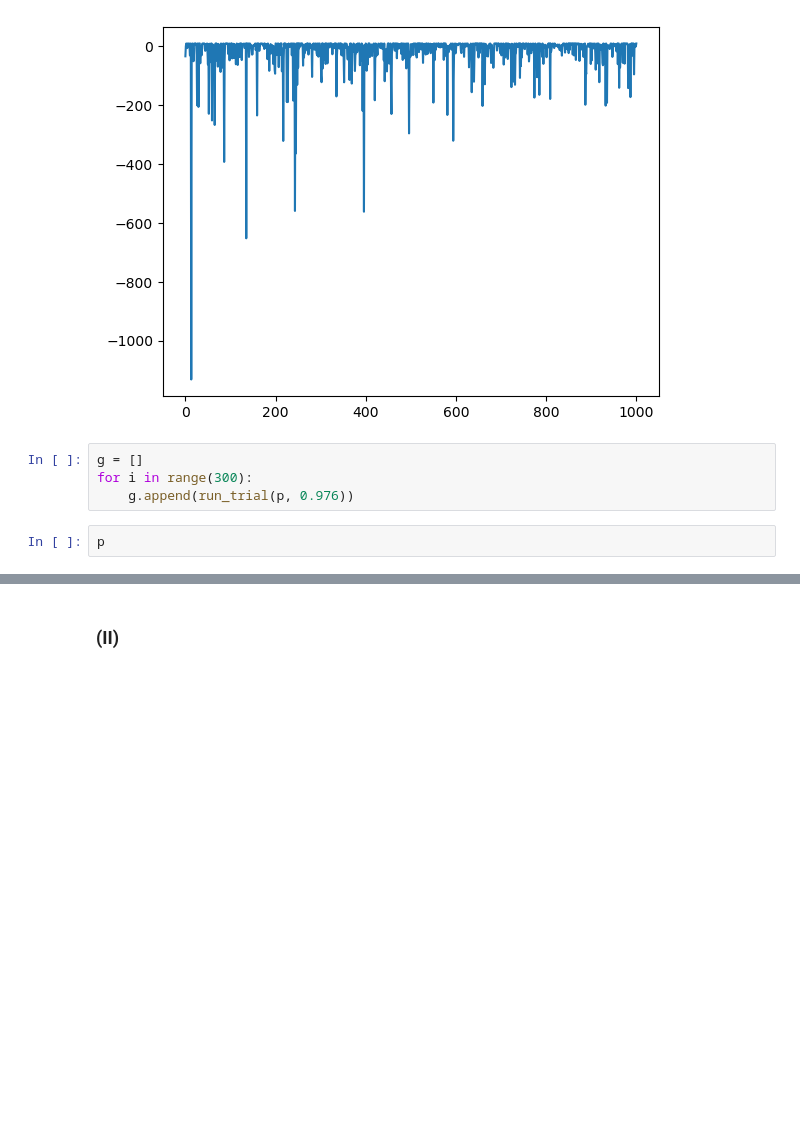
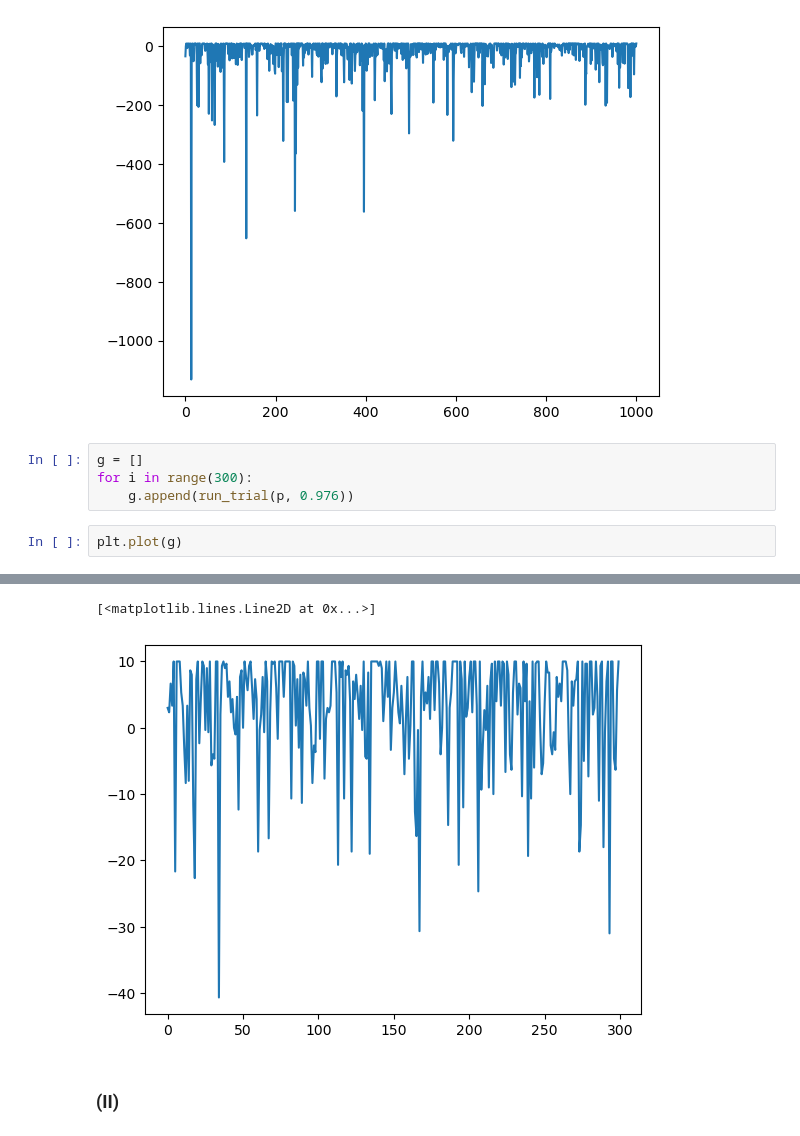
Before and after one commit to aryan1602/Reinforcement_Learning, a Jupyter notebook: Assignment 1/soln_1.ipynb, the cells around one changed output, grey strips where cells are left out. Saved outputs shown, nothing was run; the diff lists cells and outputs as text; blank space fills up the shorter version.

```diff
--- a/Assignment 1/soln_1.ipynb
+++ b/Assignment 1/soln_1.ipynb
@@ -67,5 +67,5 @@ g = []
 for i in range(300):
     g.append(run_trial(p, 0.976))
 # %%
-p
+plt.plot(g)
 # %% [output]
@@ -73,2 +72,4 @@ p
+[<matplotlib.lines.Line2D at 0x...>]
+[figure, added]
 # %% [markdown]
 ### (II)
```
Also changed, not shown: parts of 1 cell of this notebook.
